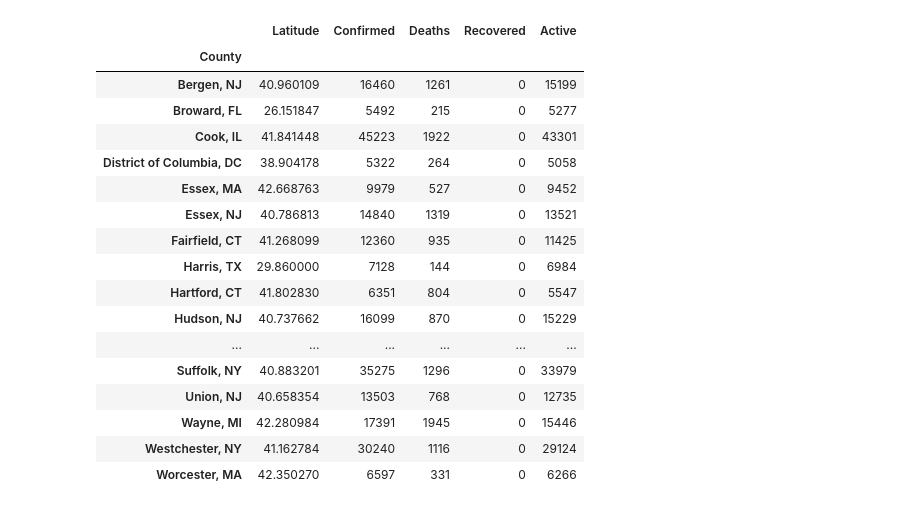
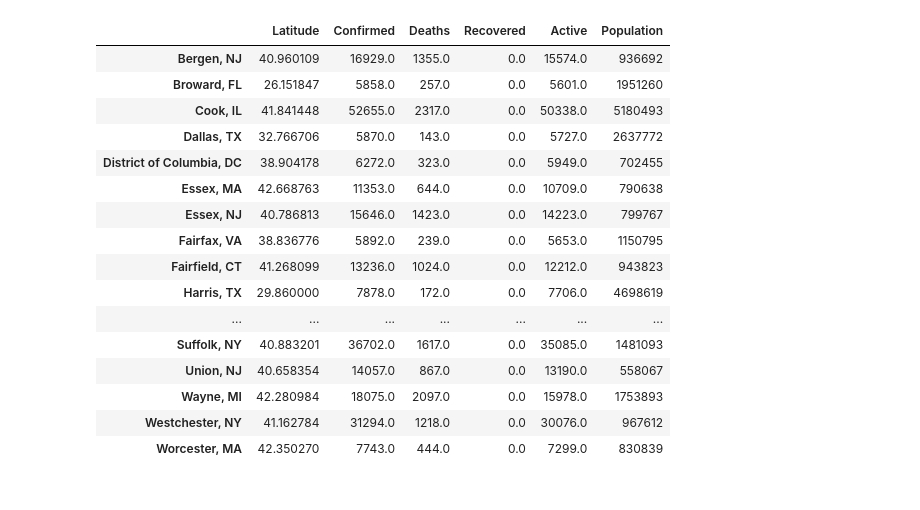
Before and after one commit to amkrutsinger/covid19finalproject, a Jupyter notebook: regression/regression.ipynb, the cells around one changed output. Cells and saved outputs as stored; diff of their text form; code cells hidden in the pictures.

```diff
--- a/regression/regression.ipynb
+++ b/regression/regression.ipynb
@@ -67,56 +92,53 @@ us_state_abbrev = {
 # %%
 # Load COVID-19 case data
 # TODO: download most recent data
-raw = pd.read_csv('05-05-2020.csv')
+# https://github.com/CSSEGISandData/COVID-19/tree/master/csse_covid_19_data/csse_covid_19_daily_reports
+raw = pd.read_csv('05-10-2020.csv')
 
 # Drop unnecessary columns and remove all regions that are not US counties
 raw = raw.drop(['FIPS', 'Last_Update', 'Long_'], axis=1)
 raw.drop(raw[raw['Country_Region'] != 'US'].index, inplace=True)
 raw.dropna(inplace=True)
 
 # Rename columns
 raw.rename(columns={'Lat':'Latitude', 'Combined_Key': 'County'},inplace=True)
 
-# Filter out counties with less than min_sample_size
-min_sample_size = 5000
-raw = raw[raw['Confirmed'] >= min_sample_size]
-
-def update_county_names(x):
-    x = x[:-4]
-
-    for a in us_state_abbrev.keys():
-        if a in x:
-            index = -1 * len(a)
-            x = x[:index]
-            x = x + us_state_abbrev[a]
-
-    return x
-
 raw['County'] = raw['County'].apply(update_county_names)
 
 # Set 'County' as index
 raw = raw.groupby('County').sum()
 
+# Load population data
+population = load_geo_data('PopulationEstimates.csv', ['FIPS', 'State', 'Area_Name'], {}, 'County')
+raw = pd.concat([raw, population['POP_ESTIMATE_2018']], axis=1)
+raw.dropna(inplace=True)
+raw.rename(columns={'POP_ESTIMATE_2018':'Population'},inplace=True)
+raw['Population'] = raw['Population'].apply(update_num)
+
+
+# Filter out counties with less than min_sample_size
+min_sample_size = 5000
+raw = raw[raw['Confirmed'] >= min_sample_size]
+
 raw
 # %% [output]
-|  | Latitude | Confirmed | Deaths | Recovered | Active |
-| County |  |  |  |  |  |
-| Bergen, NJ | 40.960109 | 16460 | 1261 | 0 | 15199 |
-| Broward, FL | 26.151847 | 5492 | 215 | 0 | 5277 |
-| Cook, IL | 41.841448 | 45223 | 1922 | 0 | 43301 |
-| District of Columbia, DC | 38.904178 | 5322 | 264 | 0 | 5058 |
-| Essex, MA | 42.668763 | 9979 | 527 | 0 | 9452 |
-| Essex, NJ | 40.786813 | 14840 | 1319 | 0 | 13521 |
-| Fairfield, CT | 41.268099 | 12360 | 935 | 0 | 11425 |
-| Harris, TX | 29.860000 | 7128 | 144 | 0 | 6984 |
-| Hartford, CT | 41.802830 | 6351 | 804 | 0 | 5547 |
-| Hudson, NJ | 40.737662 | 16099 | 870 | 0 | 15229 |
-| ... | ... | ... | ... | ... | ... |
-| Suffolk, NY | 40.883201 | 35275 | 1296 | 0 | 33979 |
-| Union, NJ | 40.658354 | 13503 | 768 | 0 | 12735 |
-| Wayne, MI | 42.280984 | 17391 | 1945 | 0 | 15446 |
-| Westchester, NY | 41.162784 | 30240 | 1116 | 0 | 29124 |
-| Worcester, MA | 42.350270 | 6597 | 331 | 0 | 6266 |
+|  | Latitude | Confirmed | Deaths | Recovered | Active | Population |
+| Bergen, NJ | 40.960109 | 16929.0 | 1355.0 | 0.0 | 15574.0 | 936692 |
+| Broward, FL | 26.151847 | 5858.0 | 257.0 | 0.0 | 5601.0 | 1951260 |
+| Cook, IL | 41.841448 | 52655.0 | 2317.0 | 0.0 | 50338.0 | 5180493 |
+| Dallas, TX | 32.766706 | 5870.0 | 143.0 | 0.0 | 5727.0 | 2637772 |
+| District of Columbia, DC | 38.904178 | 6272.0 | 323.0 | 0.0 | 5949.0 | 702455 |
+| Essex, MA | 42.668763 | 11353.0 | 644.0 | 0.0 | 10709.0 | 790638 |
+| Essex, NJ | 40.786813 | 15646.0 | 1423.0 | 0.0 | 14223.0 | 799767 |
+| Fairfax, VA | 38.836776 | 5892.0 | 239.0 | 0.0 | 5653.0 | 1150795 |
+| Fairfield, CT | 41.268099 | 13236.0 | 1024.0 | 0.0 | 12212.0 | 943823 |
+| Harris, TX | 29.860000 | 7878.0 | 172.0 | 0.0 | 7706.0 | 4698619 |
+| ... | ... | ... | ... | ... | ... | ... |
+| Suffolk, NY | 40.883201 | 36702.0 | 1617.0 | 0.0 | 35085.0 | 1481093 |
+| Union, NJ | 40.658354 | 14057.0 | 867.0 | 0.0 | 13190.0 | 558067 |
+| Wayne, MI | 42.280984 | 18075.0 | 2097.0 | 0.0 | 15978.0 | 1753893 |
+| Westchester, NY | 41.162784 | 31294.0 | 1218.0 | 0.0 | 30076.0 | 967612 |
+| Worcester, MA | 42.350270 | 7743.0 | 444.0 | 0.0 | 7299.0 | 830839 |
 # %%
 # Load county geographical data
 def load_geo_data(file, dropCols, dropRows, indexCol):
```
Also changed, not shown: parts of 26 cells of this notebook, 8 other files.
